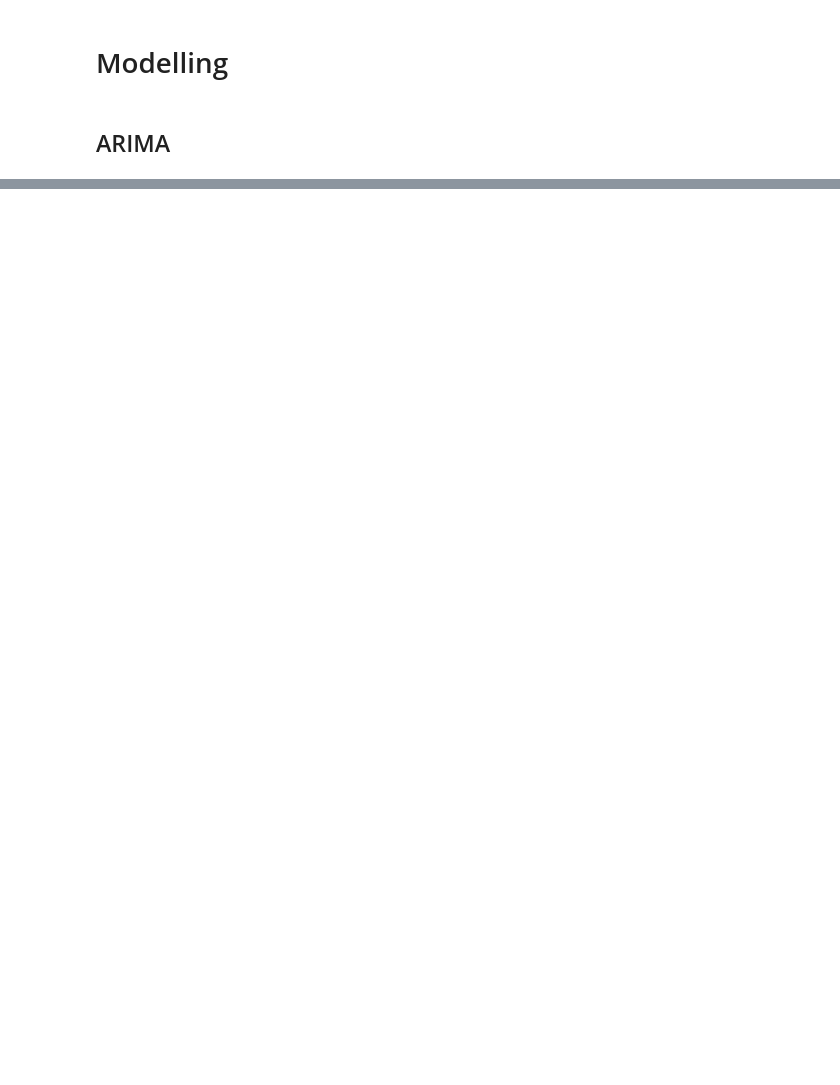
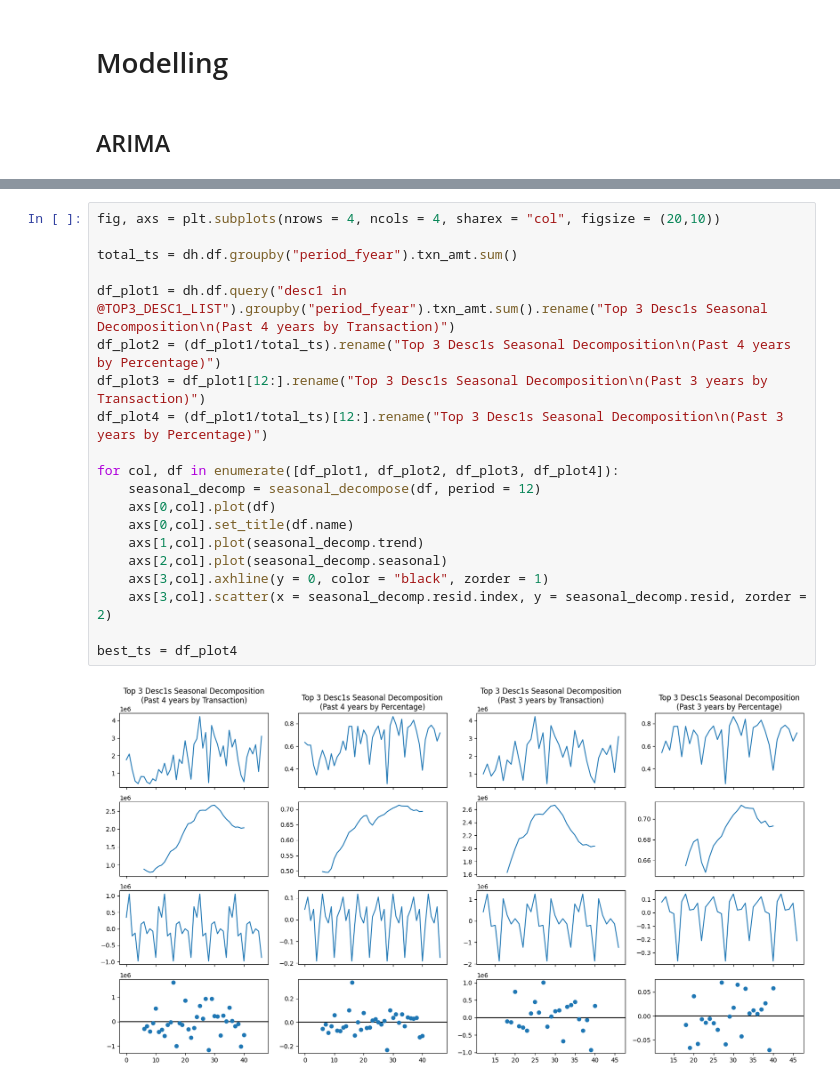
Before and after one commit to lelandjmurrin/Acquisition_Due_Dilligence_Capstone_Project, a Jupyter notebook: GeneralLedgerTxns_Models.ipynb, the cells around one changed output, grey strips where cells are left out. Drawn from its saved outputs; the diff is of its cells as text; blank space fills up the shorter version.

```diff
--- a/GeneralLedgerTxns_Models.ipynb
+++ b/GeneralLedgerTxns_Models.ipynb
@@ -374,0 +374,22 @@ seasonal_decompose((dh.df.query("desc1 in @TOP3_DESC1_LIST").groupby("period_fye
+# %%
+fig, axs = plt.subplots(nrows = 4, ncols = 4, sharex = "col", figsize = (20,10))
+
+total_ts = dh.df.groupby("period_fyear").txn_amt.sum()
+
+df_plot1 = dh.df.query("desc1 in @TOP3_DESC1_LIST").groupby("period_fyear").txn_amt.sum().rename("Top 3 Desc1s Seasonal Decomposition\n(Past 4 years by Transaction)")
+df_plot2 = (df_plot1/total_ts).rename("Top 3 Desc1s Seasonal Decomposition\n(Past 4 years by Percentage)")
+df_plot3 = df_plot1[12:].rename("Top 3 Desc1s Seasonal Decomposition\n(Past 3 years by Transaction)")
+df_plot4 = (df_plot1/total_ts)[12:].rename("Top 3 Desc1s Seasonal Decomposition\n(Past 3 years by Percentage)")
+
+for col, df in enumerate([df_plot1, df_plot2, df_plot3, df_plot4]):
+    seasonal_decomp = seasonal_decompose(df, period = 12)
+    axs[0,col].plot(df)
+    axs[0,col].set_title(df.name)
+    axs[1,col].plot(seasonal_decomp.trend)
+    axs[2,col].plot(seasonal_decomp.seasonal)
+    axs[3,col].axhline(y = 0, color = "black", zorder = 1)
+    axs[3,col].scatter(x = seasonal_decomp.resid.index, y = seasonal_decomp.resid, zorder = 2)
+
+best_ts = df_plot4
+# %% [output]
+[figure, added]
```
Also changed, not shown: parts of 6 cells of this notebook.
